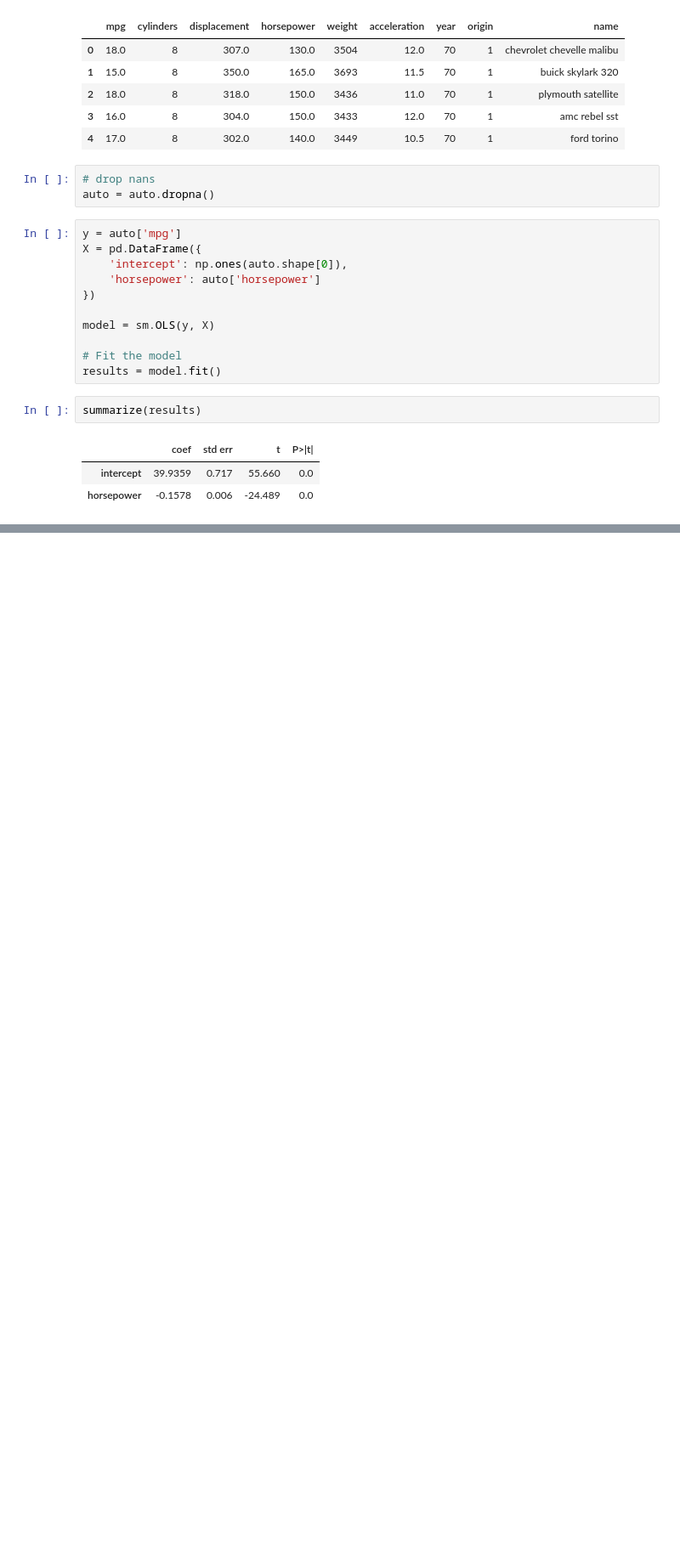
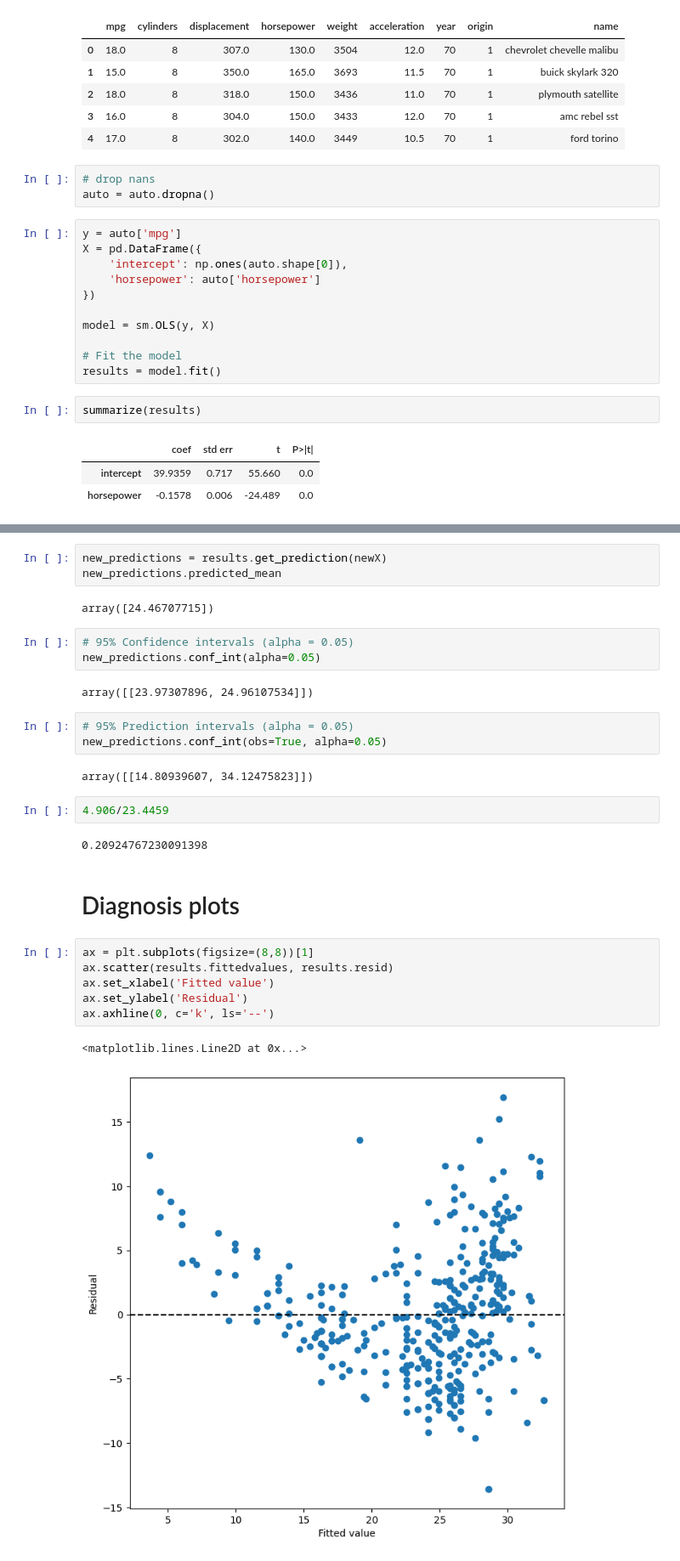
Before and after one commit to deusdevok/ISLP_Python, a Jupyter notebook: Chapter 3/Exercise8.ipynb, the cells around one changed output, grey strips where cells are left out. Shown: that part at 85% size. Drawn from its saved outputs; the diff is of its cells as text; blank space fills up the shorter version.

```diff
--- a/Chapter 3/Exercise8.ipynb
+++ b/Chapter 3/Exercise8.ipynb
@@ -38,0 +141,30 @@ summarize(results)
+# %%
+new_predictions = results.get_prediction(newX)
+new_predictions.predicted_mean
+# %% [output]
+array([24.46707715])
+# %%
+# 95% Confidence intervals (alpha = 0.05)
+new_predictions.conf_int(alpha=0.05)
+# %% [output]
+array([[23.97307896, 24.96107534]])
+# %%
+# 95% Prediction intervals (alpha = 0.05)
+new_predictions.conf_int(obs=True, alpha=0.05)
+# %% [output]
+array([[14.80939607, 34.12475823]])
+# %%
+4.906/23.4459
+# %% [output]
+0.20924767230091398
+# %% [markdown]
+# Diagnosis plots
+# %%
+ax = plt.subplots(figsize=(8,8))[1]
+ax.scatter(results.fittedvalues, results.resid)
+ax.set_xlabel('Fitted value')
+ax.set_ylabel('Residual')
+ax.axhline(0, c='k', ls='--')
+# %% [output]
+<matplotlib.lines.Line2D at 0x...>
+[figure, added]
```
Also changed, not shown: parts of 10 cells of this notebook, 3 other files.
